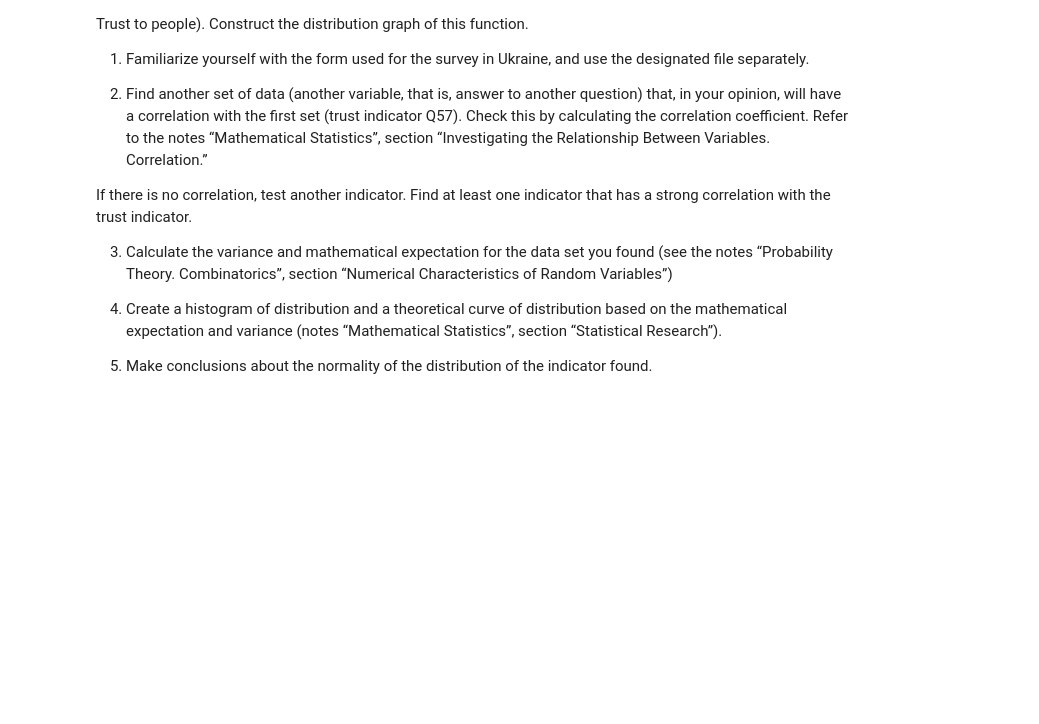
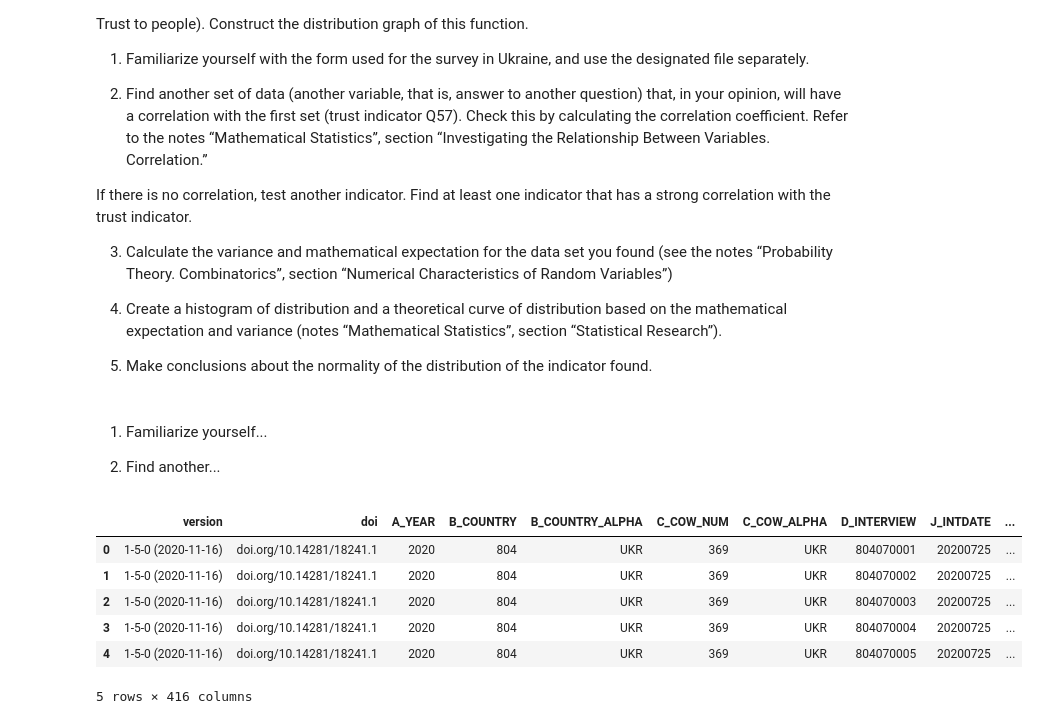
Before and after one commit to Jaciubek/goitneo-math-hw-8, a Jupyter notebook: HW8_Slawomir_Jaciubek.ipynb, the cells around one changed output. Saved outputs shown, nothing was run; the diff lists cells and outputs as text; code cells hidden in the pictures; blank space fills up the shorter version.

```diff
--- a/HW8_Slawomir_Jaciubek.ipynb
+++ b/HW8_Slawomir_Jaciubek.ipynb
@@ -173,3 +173,22 @@ If there is no correlation, test another indicator. Find at least one indicator
 4) Create a histogram of distribution and a theoretical curve of distribution based on the mathematical expectation and variance (notes “Mathematical Statistics”, section “Statistical Research”).
 
 5) Make conclusions about the normality of the distribution of the indicator found.
+# %% [markdown]
+1) Familiarize yourself...
+
+2) Find another...
+# %%
+import pandas as pd
+import io
+
+url = 'https://raw.githubusercontent.com/Jaciubek/goitneo-math-hw-8/main/mat_stat.csv'
+df = pd.read_csv(url, delimiter=';')
+df.head()
+# %% [output]
+|  | version | doi | A_YEAR | B_COUNTRY | B_COUNTRY_ALPHA | C_COW_NUM | C_COW_ALPHA | D_INTERVIEW | J_INTDATE | ... |
+| 0 | 1-5-0 (2020-11-16) | doi.org/10.14281/18241.1 | 2020 | 804 | UKR | 369 | UKR | 804070001 | 20200725 | ... |
+| 1 | 1-5-0 (2020-11-16) | doi.org/10.14281/18241.1 | 2020 | 804 | UKR | 369 | UKR | 804070002 | 20200725 | ... |
+| 2 | 1-5-0 (2020-11-16) | doi.org/10.14281/18241.1 | 2020 | 804 | UKR | 369 | UKR | 804070003 | 20200725 | ... |
+| 3 | 1-5-0 (2020-11-16) | doi.org/10.14281/18241.1 | 2020 | 804 | UKR | 369 | UKR | 804070004 | 20200725 | ... |
+| 4 | 1-5-0 (2020-11-16) | doi.org/10.14281/18241.1 | 2020 | 804 | UKR | 369 | UKR | 804070005 | 20200725 | ... |
+5 rows × 416 columns
```
Also changed, not shown: parts of 6 cells of this notebook, 1 other file.
